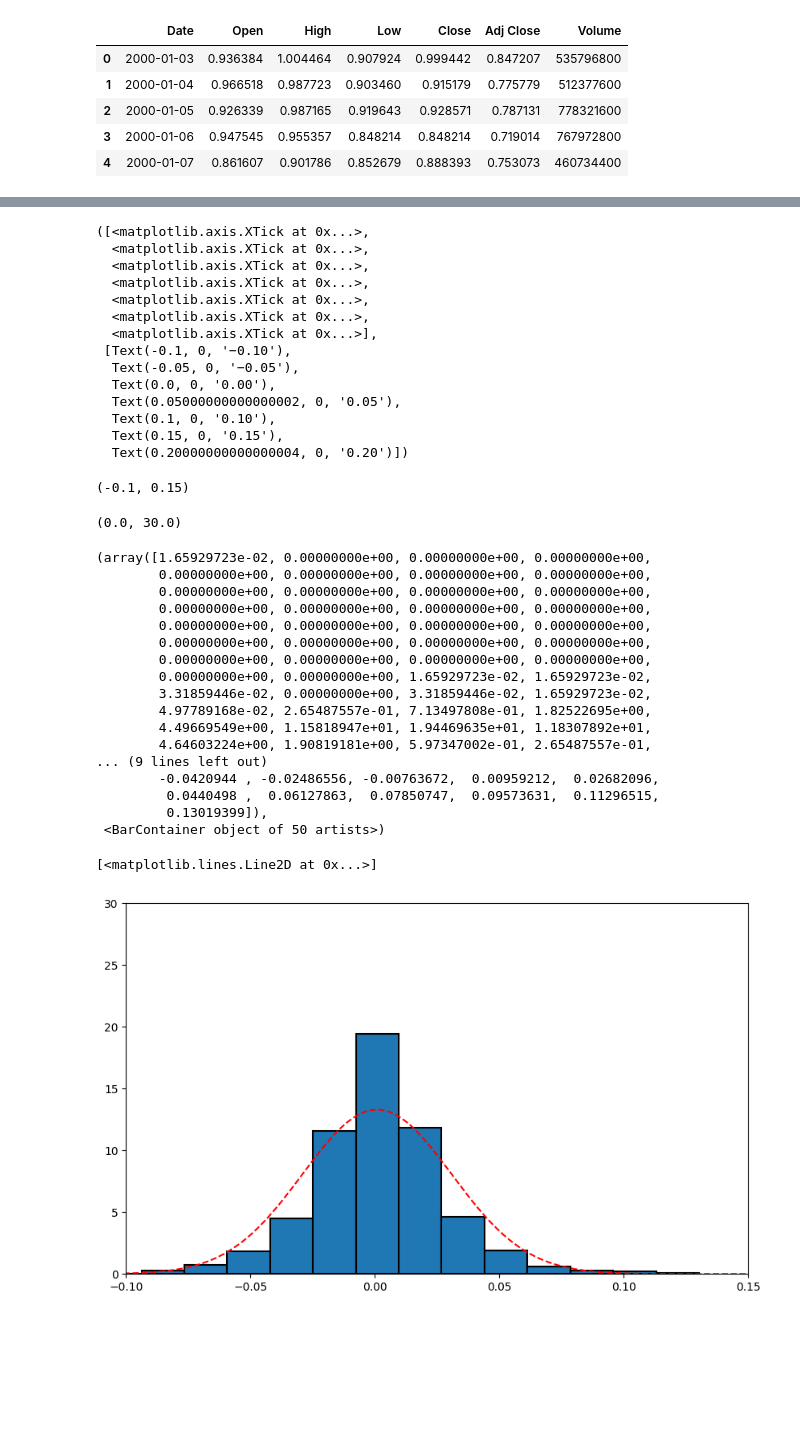
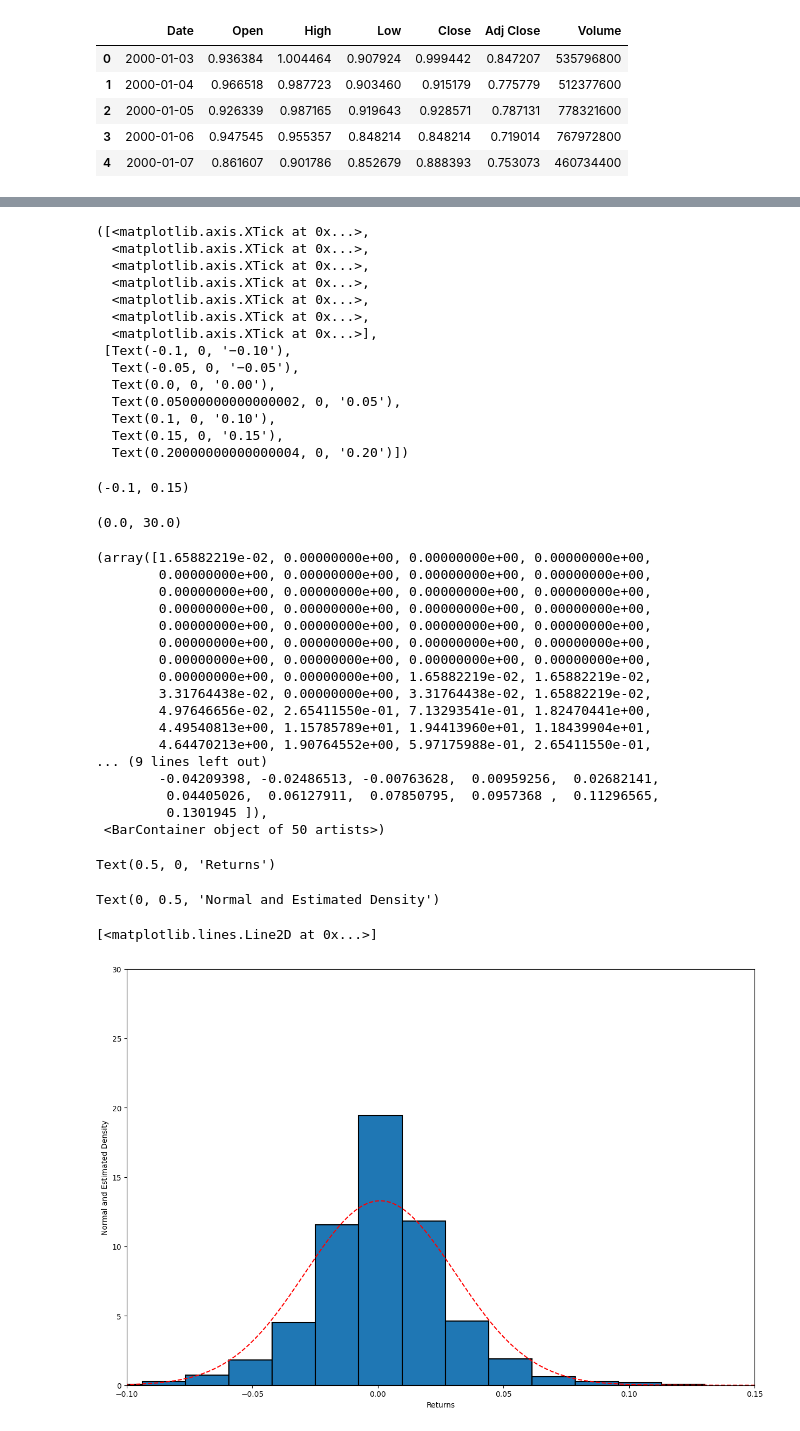
Before and after one commit to easyDong19/intern_project, a Jupyter notebook: EDA.ipynb, the cells around one changed output, grey strips where cells are left out. Cells and saved outputs as stored; diff of their text form; code cells hidden in the pictures; blank space fills up the shorter version.

```diff
--- a/EDA.ipynb
+++ b/EDA.ipynb
@@ -202,6 +313,6 @@ plt.show()
 # %%
 from scipy.stats import norm
-plt.figure(figsize=(10,6))
+plt.figure(figsize=(15,10))
 
 plt.xticks(np.arange(-0.10,0.20,0.05))
 plt.xlim(-0.10,0.15)
@@ -211,8 +322,12 @@ plt.hist(AAPL_data['log_Return'].dropna(), bins=50, density=True,edgecolor='blac
 mean = AAPL_data['log_Return'].mean()
 std = AAPL_data['log_Return'].std()
 
+plt.xlabel('Returns')
+plt.ylabel('Normal and Estimated Density')
+
 x = np.arange(-1, 1,0.001)
 plt.plot(x, norm.pdf(x, loc = mean, scale=std), linestyle="--", color="red")
+plt.savefig('그래프4.png')
 
 plt.show()
 # %% [output]
@@ -220,38 +335,40 @@ plt.show()
 ([<matplotlib.axis.XTick at 0x...>,
   <matplotlib.axis.XTick at 0x...>,
   <matplotlib.axis.XTick at 0x...>,
   <matplotlib.axis.XTick at 0x...>,
   <matplotlib.axis.XTick at 0x...>,
   <matplotlib.axis.XTick at 0x...>,
   <matplotlib.axis.XTick at 0x...>],
  [Text(-0.1, 0, '−0.10'),
   Text(-0.05, 0, '−0.05'),
   Text(0.0, 0, '0.00'),
   Text(0.05000000000000002, 0, '0.05'),
   Text(0.1, 0, '0.10'),
   Text(0.15, 0, '0.15'),
   Text(0.20000000000000004, 0, '0.20')])
 (-0.1, 0.15)
 (0.0, 30.0)
-(array([1.65929723e-02, 0.00000000e+00, 0.00000000e+00, 0.00000000e+00,
+(array([1.65882219e-02, 0.00000000e+00, 0.00000000e+00, 0.00000000e+00,
         0.00000000e+00, 0.00000000e+00, 0.00000000e+00, 0.00000000e+00,
         0.00000000e+00, 0.00000000e+00, 0.00000000e+00, 0.00000000e+00,
         0.00000000e+00, 0.00000000e+00, 0.00000000e+00, 0.00000000e+00,
         0.00000000e+00, 0.00000000e+00, 0.00000000e+00, 0.00000000e+00,
         0.00000000e+00, 0.00000000e+00, 0.00000000e+00, 0.00000000e+00,
         0.00000000e+00, 0.00000000e+00, 0.00000000e+00, 0.00000000e+00,
-        0.00000000e+00, 0.00000000e+00, 1.65929723e-02, 1.65929723e-02,
-        3.31859446e-02, 0.00000000e+00, 3.31859446e-02, 1.65929723e-02,
-        4.97789168e-02, 2.65487557e-01, 7.13497808e-01, 1.82522695e+00,
-        4.49669549e+00, 1.15818947e+01, 1.94469635e+01, 1.18307892e+01,
-        4.64603224e+00, 1.90819181e+00, 5.97347002e-01, 2.65487557e-01,
+        0.00000000e+00, 0.00000000e+00, 1.65882219e-02, 1.65882219e-02,
+        3.31764438e-02, 0.00000000e+00, 3.31764438e-02, 1.65882219e-02,
+        4.97646656e-02, 2.65411550e-01, 7.13293541e-01, 1.82470441e+00,
+        4.49540813e+00, 1.15785789e+01, 1.94413960e+01, 1.18439904e+01,
+        4.64470213e+00, 1.90764552e+00, 5.97175988e-01, 2.65411550e-01,
 ... (9 lines left out)
-        -0.0420944 , -0.02486556, -0.00763672,  0.00959212,  0.02682096,
-         0.0440498 ,  0.06127863,  0.07850747,  0.09573631,  0.11296515,
-         0.13019399]),
+        -0.04209398, -0.02486513, -0.00763628,  0.00959256,  0.02682141,
+         0.04405026,  0.06127911,  0.07850795,  0.0957368 ,  0.11296565,
+         0.1301945 ]),
  <BarContainer object of 50 artists>)
-[<matplotlib.lines.Line2D at 0x...>]
+Text(0.5, 0, 'Returns')
+Text(0, 0.5, 'Normal and Estimated Density')
+[<matplotlib.lines.Line2D at 0x...>]
-[figure, old version]
+[figure, new version]
 # %%
 from sklearn.preprocessing import MinMaxScaler
 
```
Also changed, not shown: parts of 8 cells of this notebook, 35 other files.
